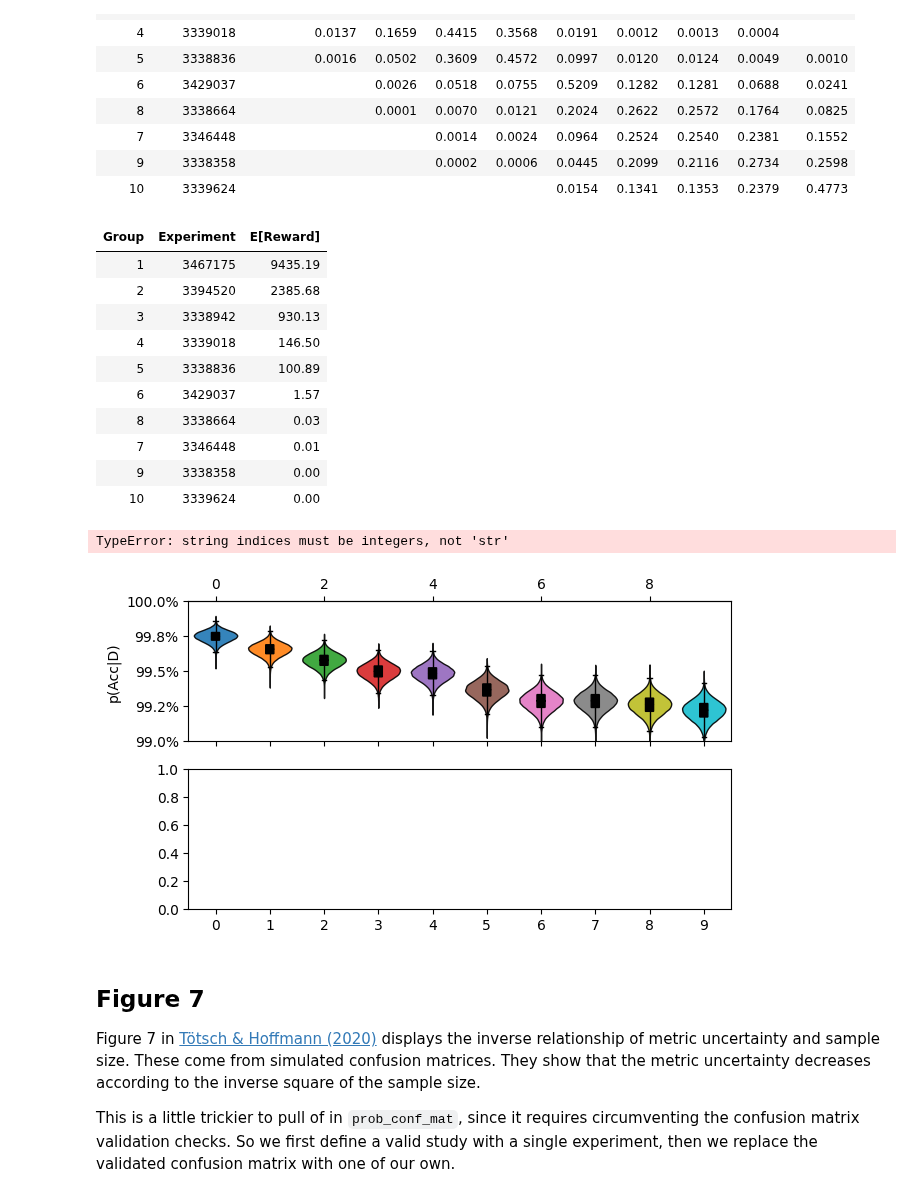
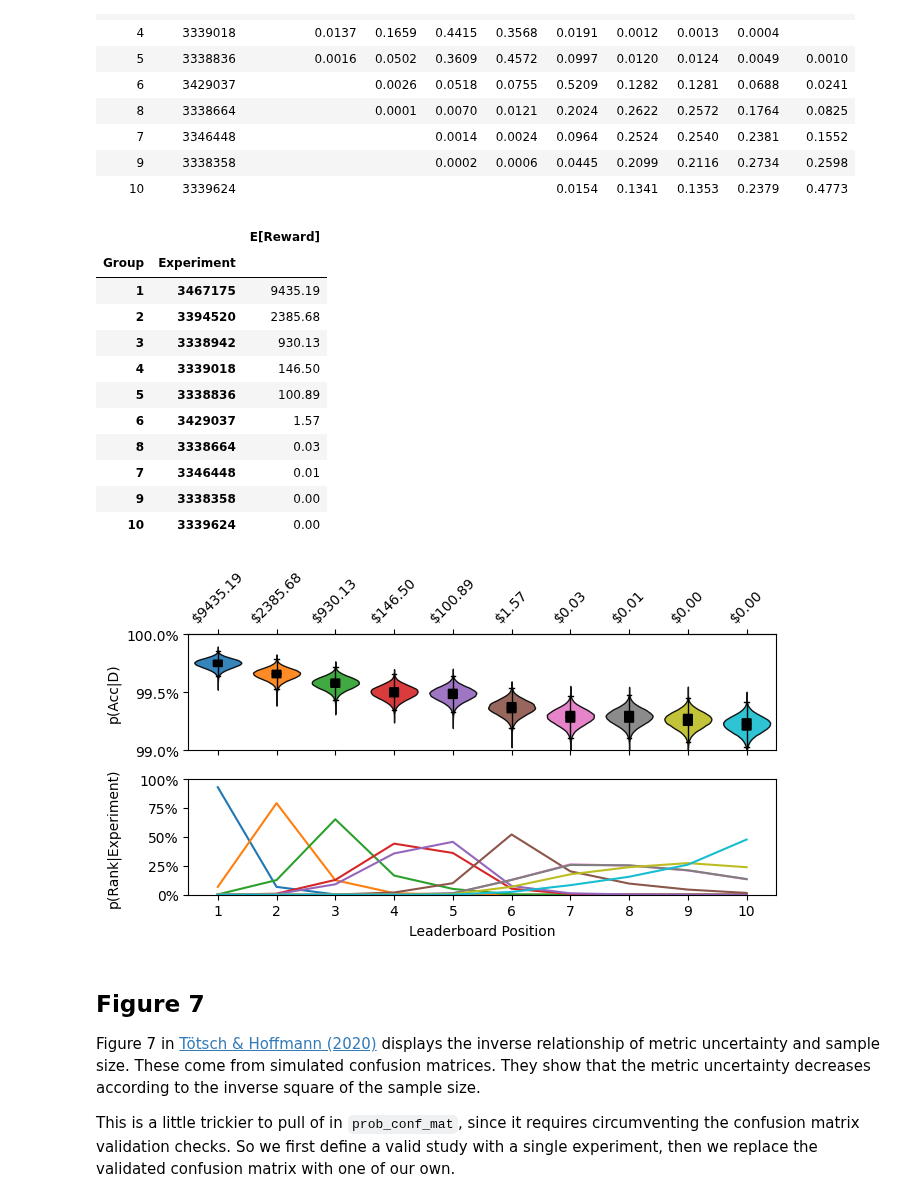
Before and after one commit to ioverho/prob_conf_mat, a Jupyter notebook: documentation/Explanation/totsch_replication.ipynb, the cells around one changed output. Cells and saved outputs as stored; diff of their text form; code cells hidden in the pictures.

```diff
--- a/documentation/Explanation/totsch_replication.ipynb
+++ b/documentation/Explanation/totsch_replication.ipynb
@@ -426,11 +426,15 @@ study.report_listwise_comparison(metric="acc")
 expected_reward = study.report_expected_reward(
     metric="acc",
     rewards=[10000, 2000, 1000],
+    table_fmt="pd",
 )
 
+expected_reward = expected_reward.set_index(["Group", "Experiment"])
+
 expected_reward
 # %% [output]
-| Group | Experiment | E[Reward] |
+|  |  | E[Reward] |
+| Group | Experiment |  |
 | 1 | 3467175 | 9435.19 |
 | 2 | 3394520 | 2385.68 |
 | 3 | 3338942 | 930.13 |
@@ -501,36 +505,35 @@ ax[0].set_ylabel("p(Acc|D)")
 secx = ax[0].secondary_xaxis("top")
 
 secx.set_xticks(
     np.arange(10),
     rotation=45,
     ha="center",
     labels=[
-        f"${expected_reward[experiment_name]:.2f}"
+        f"${expected_reward.loc[study._split_experiment_name(experiment_name)]['E[Reward]']:.2f}"
         for experiment_name in listwise_comparsion_result.experiment_names
     ],
 )
 
 # Axis 1: p(rank|experiment) ===================================================
 for i in range(listwise_comparsion_result.p_rank_given_experiment.shape[0]):
     ax[1].plot(listwise_comparsion_result.p_rank_given_experiment[i, :], c=cmap(i))
 
 ax[1].set_ylim(0, 1)
 ax[1].yaxis.set_major_formatter("{x:.0%}")
 
 ax[1].set_xticks(np.arange(10))
 ax[1].set_xticklabels(np.arange(10) + 1)
 ax[1].set_xlim(-0.5, 9.5)
 
 ax[1].set_ylabel("p(Rank|Experiment)")
 
 ax[1].set_xlabel("Leaderboard Position")
 
 fig.align_ylabels(ax)
 
 fig.tight_layout()
 # %% [output]
-TypeError: string indices must be integers, not 'str'
-[figure, old version]
+[figure, new version]
 # %%
 fig.savefig(
     "../assets/figures/replication/totsch_fig_6.svg",
```
Also changed, not shown: 14 other files.
